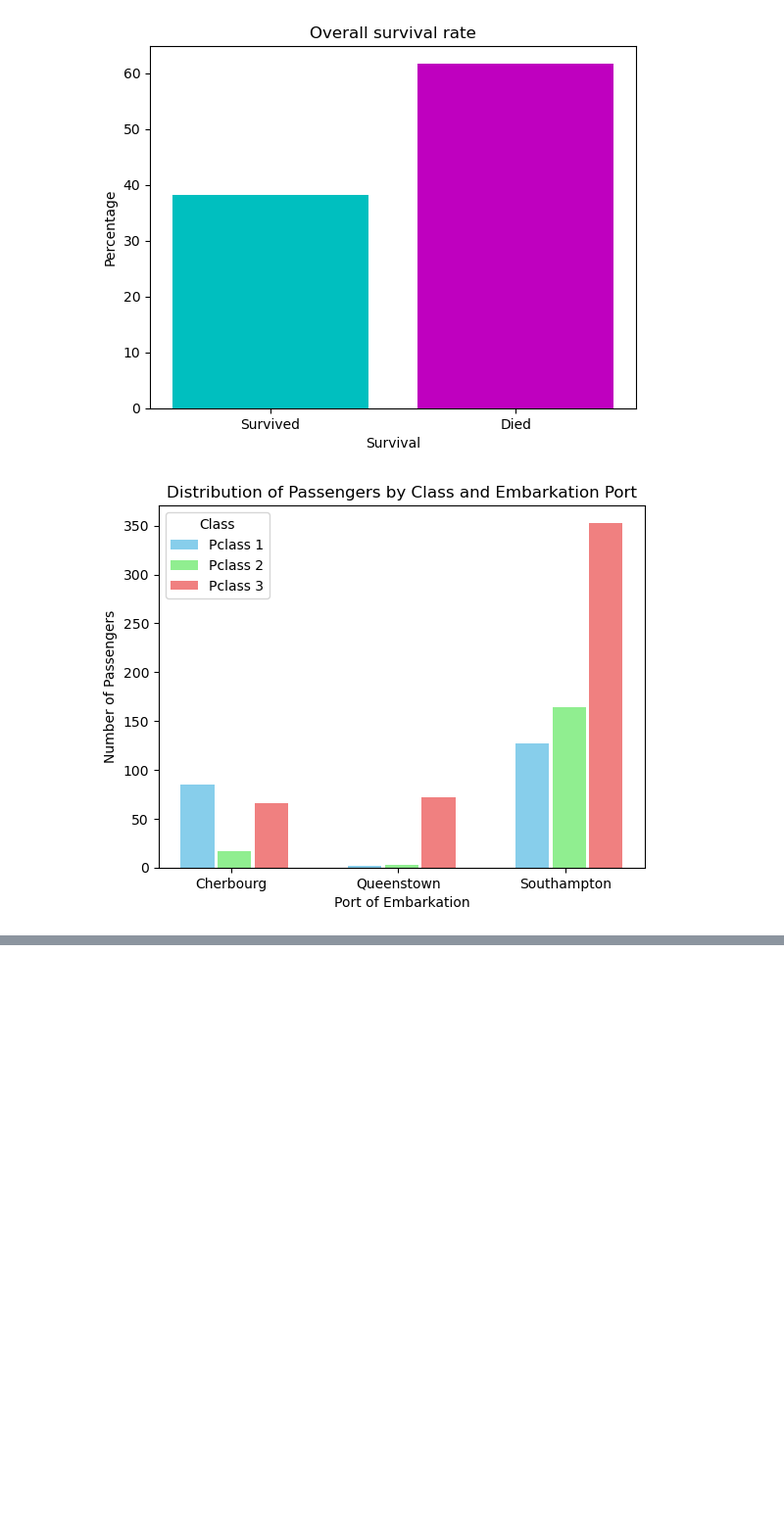
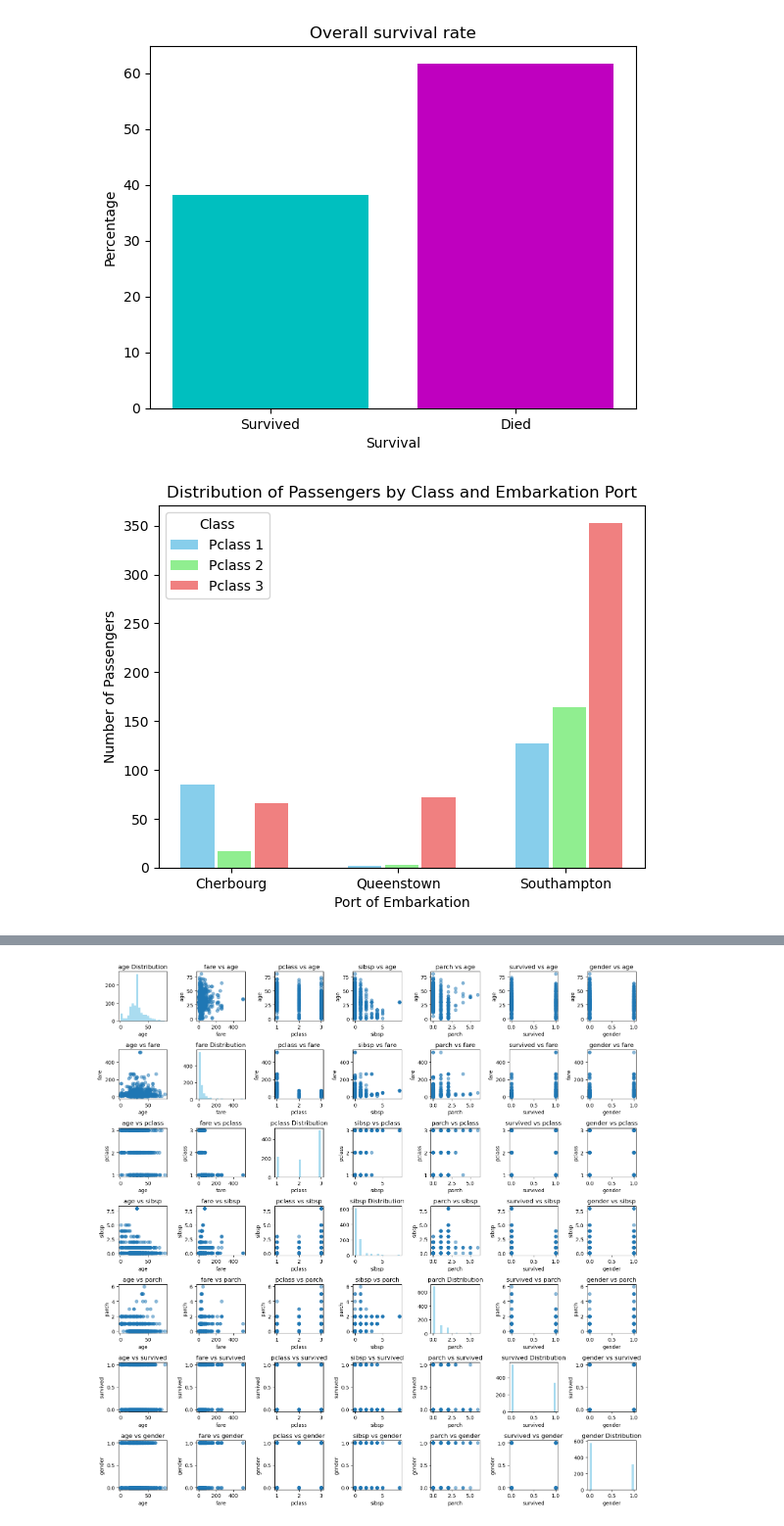
Before and after one commit to moiap13/nomades_python_software_engineer, a Jupyter notebook: numpy_pandas/student_exercises/corrections/pandas/titanic.ipynb, the cells around one changed output, grey strips where cells are left out. Shown at 98% size. Drawn from its saved outputs; the diff is of its cells as text; code cells hidden in the pictures; blank space fills up the shorter version.

```diff
--- a/numpy_pandas/student_exercises/corrections/pandas/titanic.ipynb
+++ b/numpy_pandas/student_exercises/corrections/pandas/titanic.ipynb
@@ -362,0 +444,24 @@ plt.scatter(
+# %%
+# Select relevant numerical columns
+numerical_columns = ['age', 'fare', 'pclass', 'sibsp', 'parch', 'survived', 'gender']
+
+# Create a matrix of scatter plots
+fig, axes = plt.subplots(nrows=len(numerical_columns), ncols=len(numerical_columns), figsize=(15, 15))
+
+for i in range(len(numerical_columns)):
+    for j in range(len(numerical_columns)):
+        if i == j:
+            axes[i, j].hist(titanic[numerical_columns[i]], bins=20, color='skyblue', alpha=0.7)
+            axes[i, j].set_title(f'{numerical_columns[i]} Distribution')
+            axes[i, j].set_xlabel(numerical_columns[i])
+        else:
+            axes[i, j].scatter(titanic[numerical_columns[j]], titanic[numerical_columns[i]], alpha=0.5)
+            axes[i, j].set_title(f'{numerical_columns[j]} vs {numerical_columns[i]}')
+            axes[i, j].set_xlabel(numerical_columns[j])
+            axes[i, j].set_ylabel(numerical_columns[i])
+
+# Adjust layout
+plt.tight_layout()
+plt.show()
+# %% [output]
+[figure, added]
```
Also changed, not shown: parts of 3 cells of this notebook, 5 other files.
